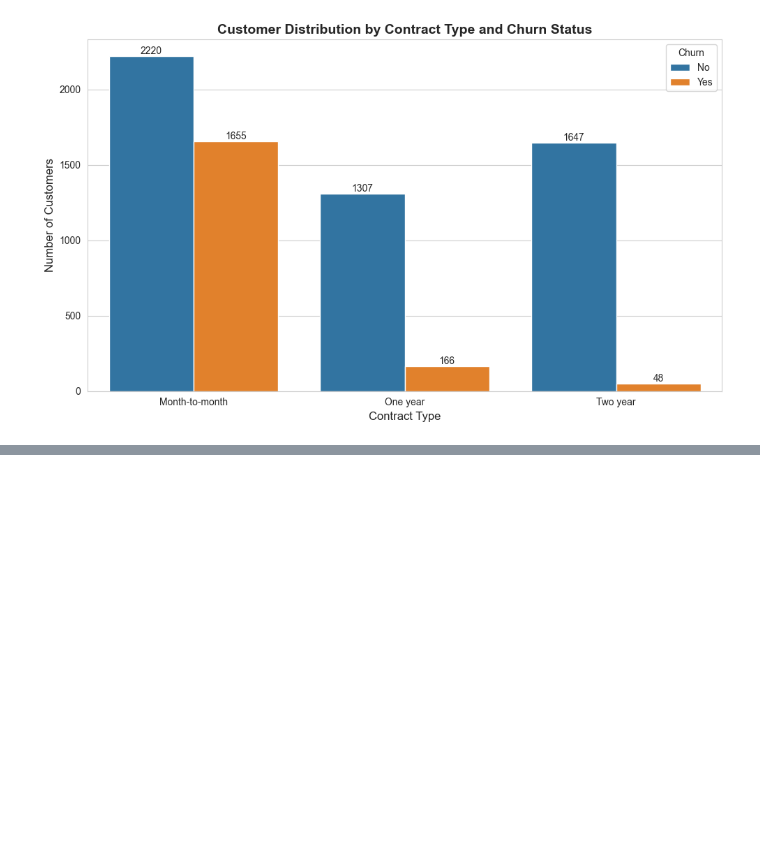
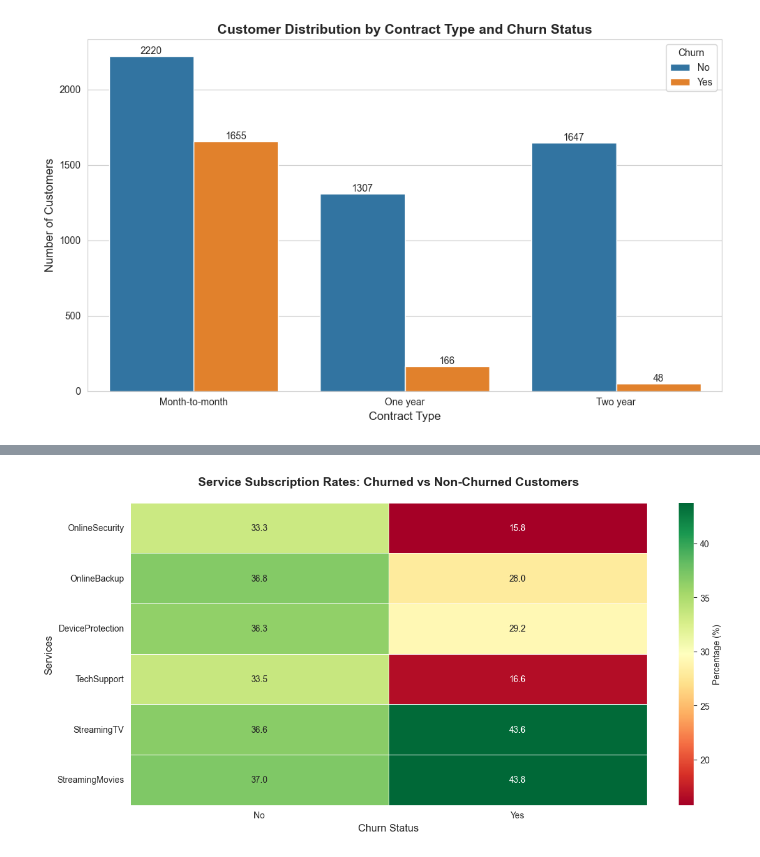
Before and after one commit to Niveka1998/telco-churn-prediction, a Jupyter notebook: Task1.ipynb, the cells around one changed output, grey strips where cells are left out. Saved outputs shown, nothing was run; the diff lists cells and outputs as text; code cells hidden in the pictures; blank space fills up the shorter version.

```diff
--- a/Task1.ipynb
+++ b/Task1.ipynb
@@ -184,0 +238,24 @@ plt.figure(figsize=(10,6))
+# %%
+# Heatmap: Service subscriptions for churned vs non-churned customers
+service_cols = ['OnlineSecurity', 'OnlineBackup', 'DeviceProtection',
+                'TechSupport', 'StreamingTV', 'StreamingMovies']
+
+# Create a summary dataframe
+churn_services = df.groupby('Churn')[service_cols].apply(
+    lambda x: (x == 'Yes').sum() / len(x) * 100
+)
+
+plt.figure(figsize=(12, 6))
+sns.heatmap(churn_services.T, annot=True, fmt='.1f', cmap='RdYlGn',
+            cbar_kws={'label': 'Percentage (%)'}, linewidths=0.5)
+plt.title('Service Subscription Rates: Churned vs Non-Churned Customers',
+          fontsize=14, fontweight='bold', pad=20)
+plt.xlabel('Churn Status', fontsize=12)
+plt.ylabel('Services', fontsize=12)
+plt.xticks([0.5, 1.5], ['No', 'Yes'], rotation=0)
+plt.yticks(rotation=0)
+plt.tight_layout()
+plt.savefig('results/figures/services_churn_heatmap.png', dpi=300, bbox_inches='tight')
+plt.show()
+# %% [output]
+[figure, added]
```
Also changed, not shown: parts of 3 cells of this notebook.
